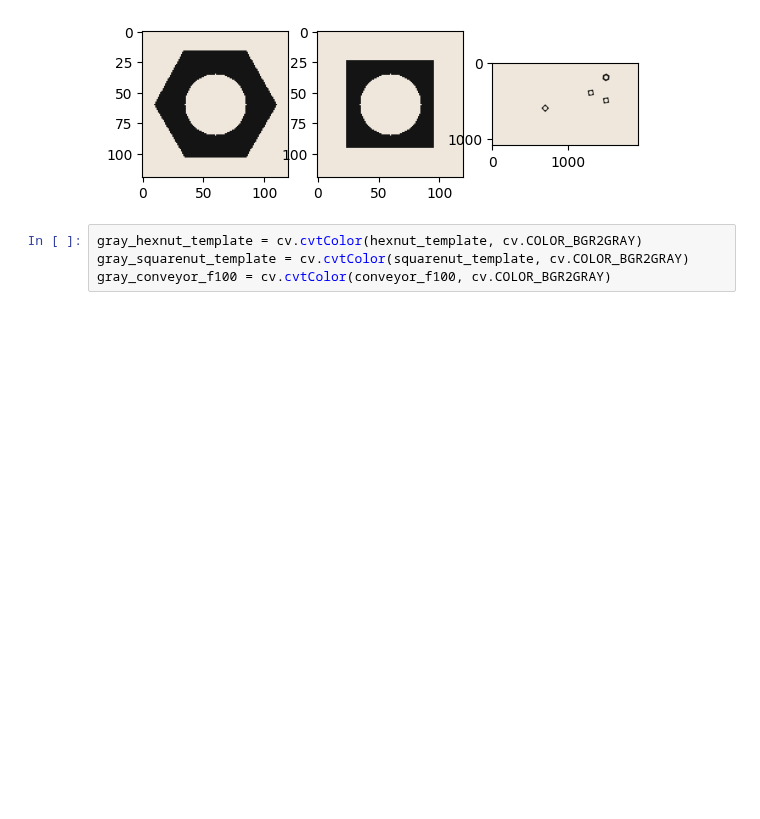
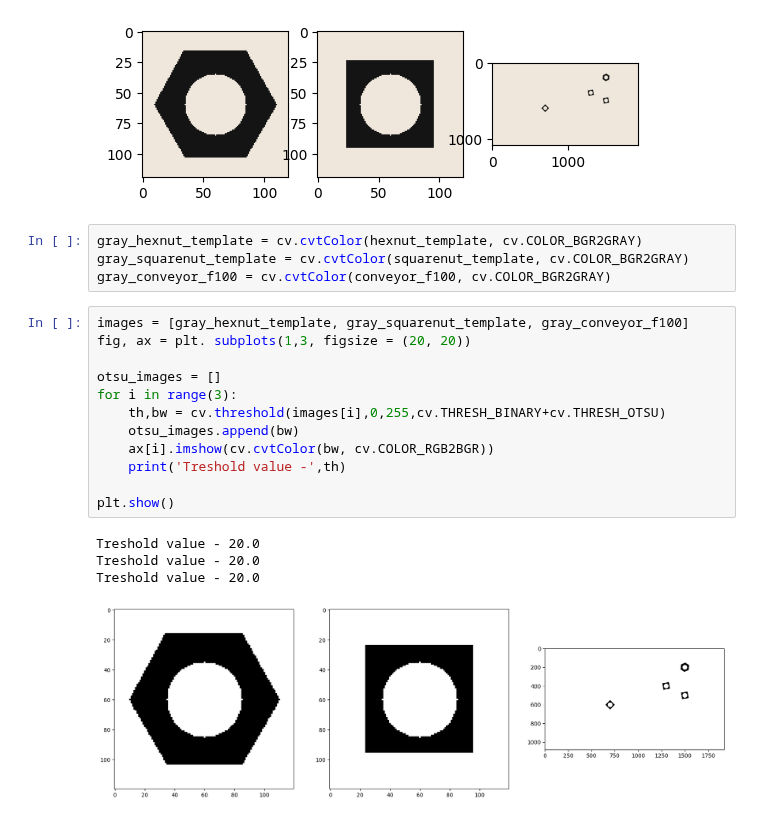
Before and after one commit to ThilankaMORA/image-processing, a Jupyter notebook: assignment 3.ipynb, the cells around one changed output. Cells and saved outputs as stored; diff of their text form; blank space fills up the shorter version.

```diff
--- a/assignment 3.ipynb
+++ b/assignment 3.ipynb
@@ -18,3 +18,20 @@ plt.show()
 gray_hexnut_template = cv.cvtColor(hexnut_template, cv.COLOR_BGR2GRAY)
 gray_squarenut_template = cv.cvtColor(squarenut_template, cv.COLOR_BGR2GRAY)
 gray_conveyor_f100 = cv.cvtColor(conveyor_f100, cv.COLOR_BGR2GRAY)
+# %%
+images = [gray_hexnut_template, gray_squarenut_template, gray_conveyor_f100]
+fig, ax = plt. subplots(1,3, figsize = (20, 20))
+
+otsu_images = []
+for i in range(3):
+    th,bw = cv.threshold(images[i],0,255,cv.THRESH_BINARY+cv.THRESH_OTSU)
+    otsu_images.append(bw)
+    ax[i].imshow(cv.cvtColor(bw, cv.COLOR_RGB2BGR))
+    print('Treshold value -',th)
+
+plt.show()
+# %% [output]
+Treshold value - 20.0
+Treshold value - 20.0
+Treshold value - 20.0
+[figure, added]
```
